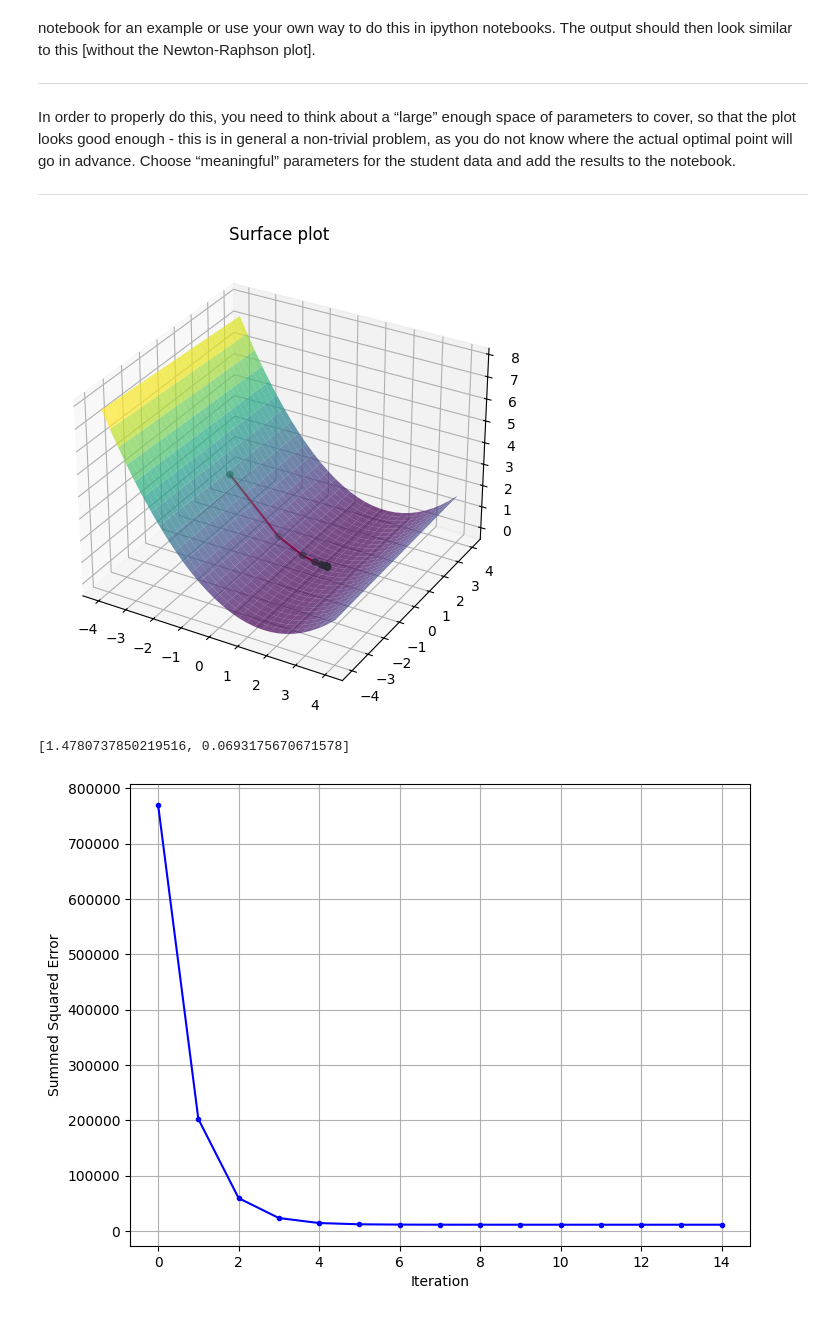
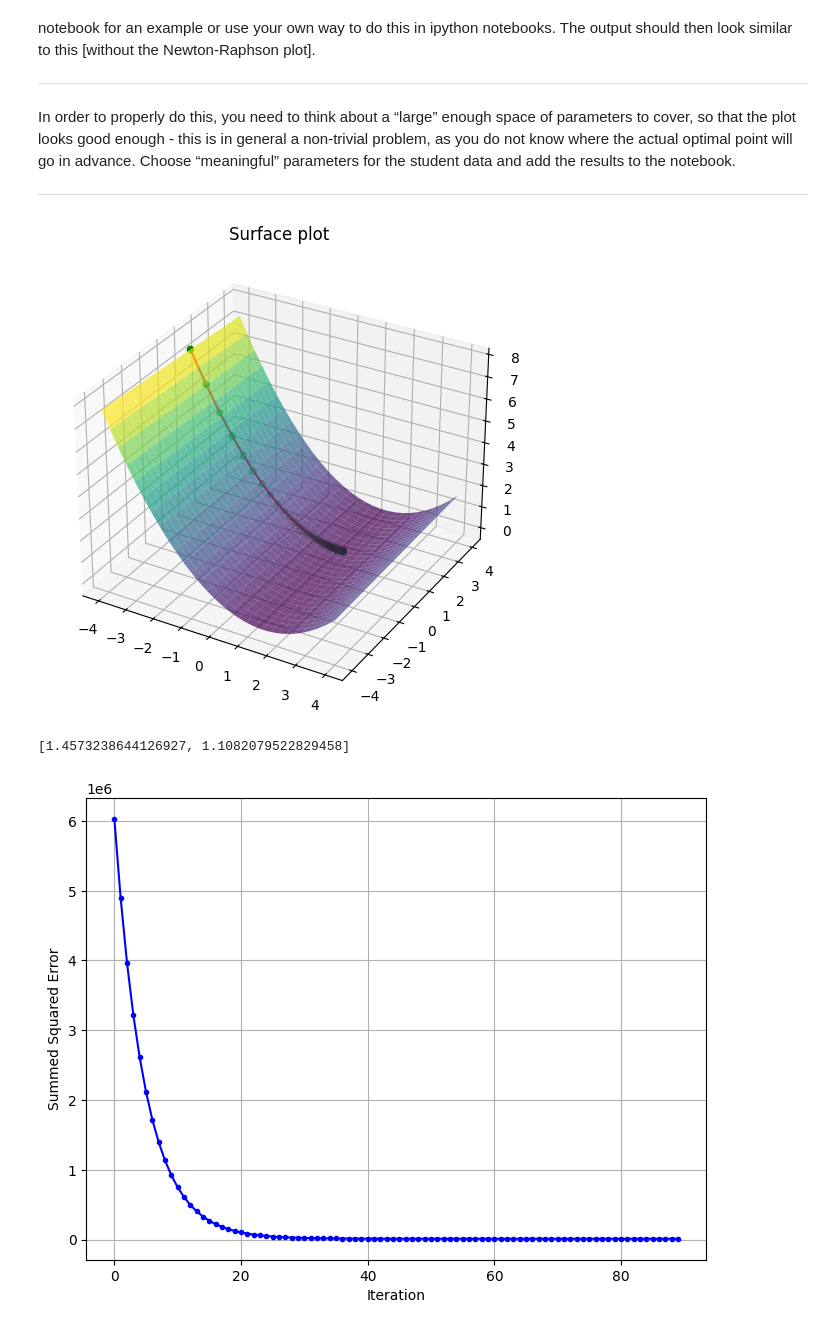
Before and after one commit to jshim0978/KU_NN, a Jupyter notebook: 2023020923_2023020928_A1/gradient_descent.ipynb, the cells around one changed output. Saved outputs shown, nothing was run; the diff lists cells and outputs as text; code cells hidden in the pictures.

```diff
--- a/2023020923_2023020928_A1/gradient_descent.ipynb
+++ b/2023020923_2023020928_A1/gradient_descent.ipynb
@@ -291,7 +333,7 @@ plt.show()
 [figure]
 # %%
 initial = [0.1, 1] # Set the initial weight (slope) and bias (intercept)
-learning_rate = 1e-5 # Set the learning rate
+learning_rate = 0.00001 # Set the learning rate
 
-gradient_descent_COVID(gradient, X, Y, initial,learning_rate,stop_tolerance=1e-02,ylim=2000) #update initial weight till the loss converges
+gradient_descent_COVID(gradient, X, Y, initial,learning_rate,stop_tolerance=1e-02, ylim=1200) #update initial weight till the loss converges
 # %% [output]
@@ -397,13 +454,13 @@ def gradient_descent_3d(gradient, X, Y, initial,learning_rate=0.001, max_iter=10
 # %%
 data = np.genfromtxt('https://raw.githubusercontent.com/kaustubholpadkar/Linear_Regression-Gradient_Descent-Octave/master/data.csv', delimiter=',')
 
 X = data[:, 0]
 Y = data[:, 1]
-learning_rate = 0.000001 #define learning_rate
-initial=[-2,0] #initialize weight and bias
+learning_rate = 0.0000002 #define learning_rate
+initial=[-4,1] #initialize weight and bias
 
 gradient_descent_3d(gradient, X, Y, initial,learning_rate,online_loss_plot=False,online_surf_plot=True)
 # %% [output]
-[figure, old version]
+[figure, new version]
-[1.4780737850219516, 0.0693175670671578]
+[1.4573238644126927, 1.1082079522829458]
-[figure, old version]
+[figure, new version]
```
Also changed, not shown: parts of 12 cells of this notebook.
